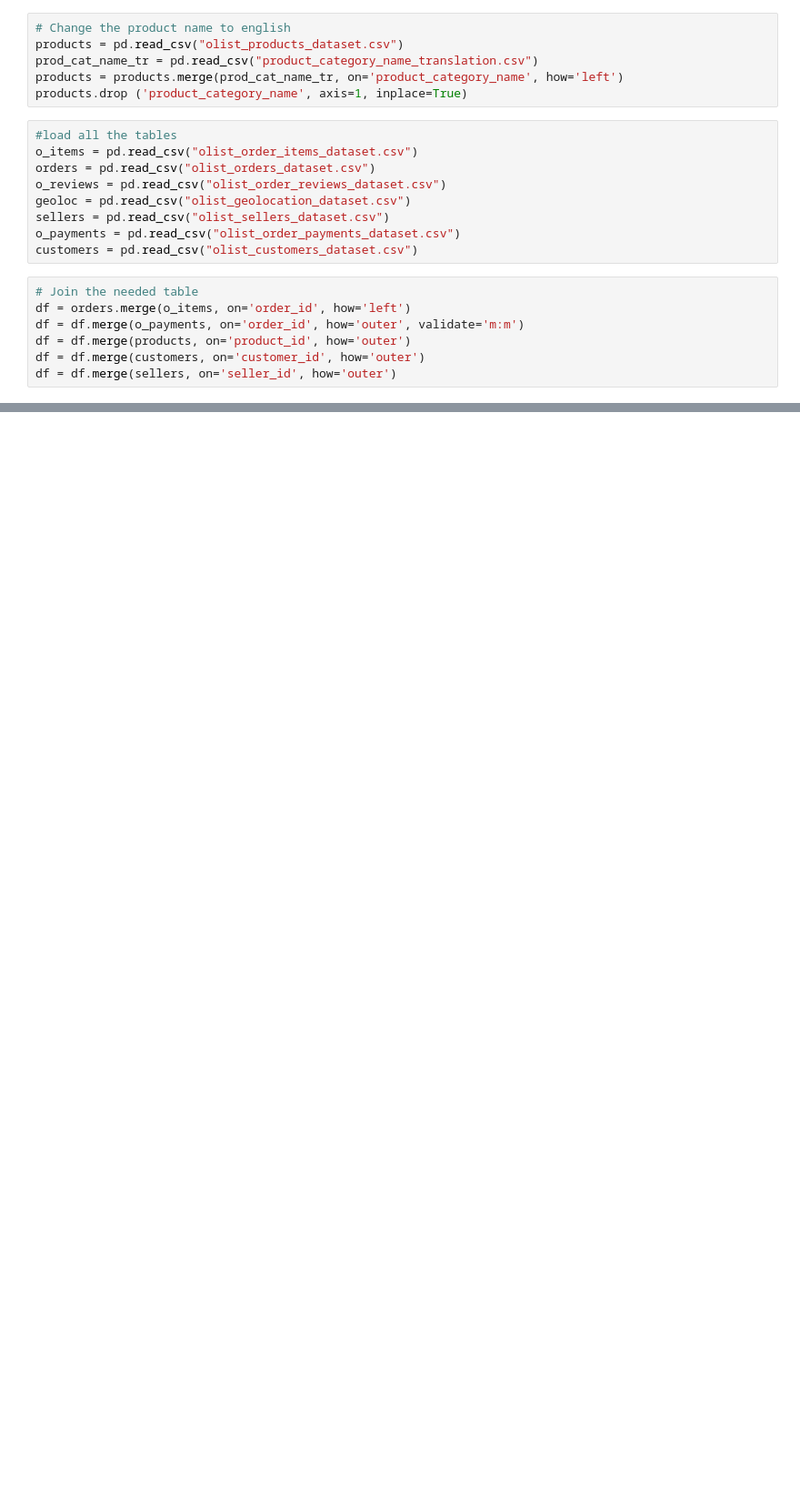
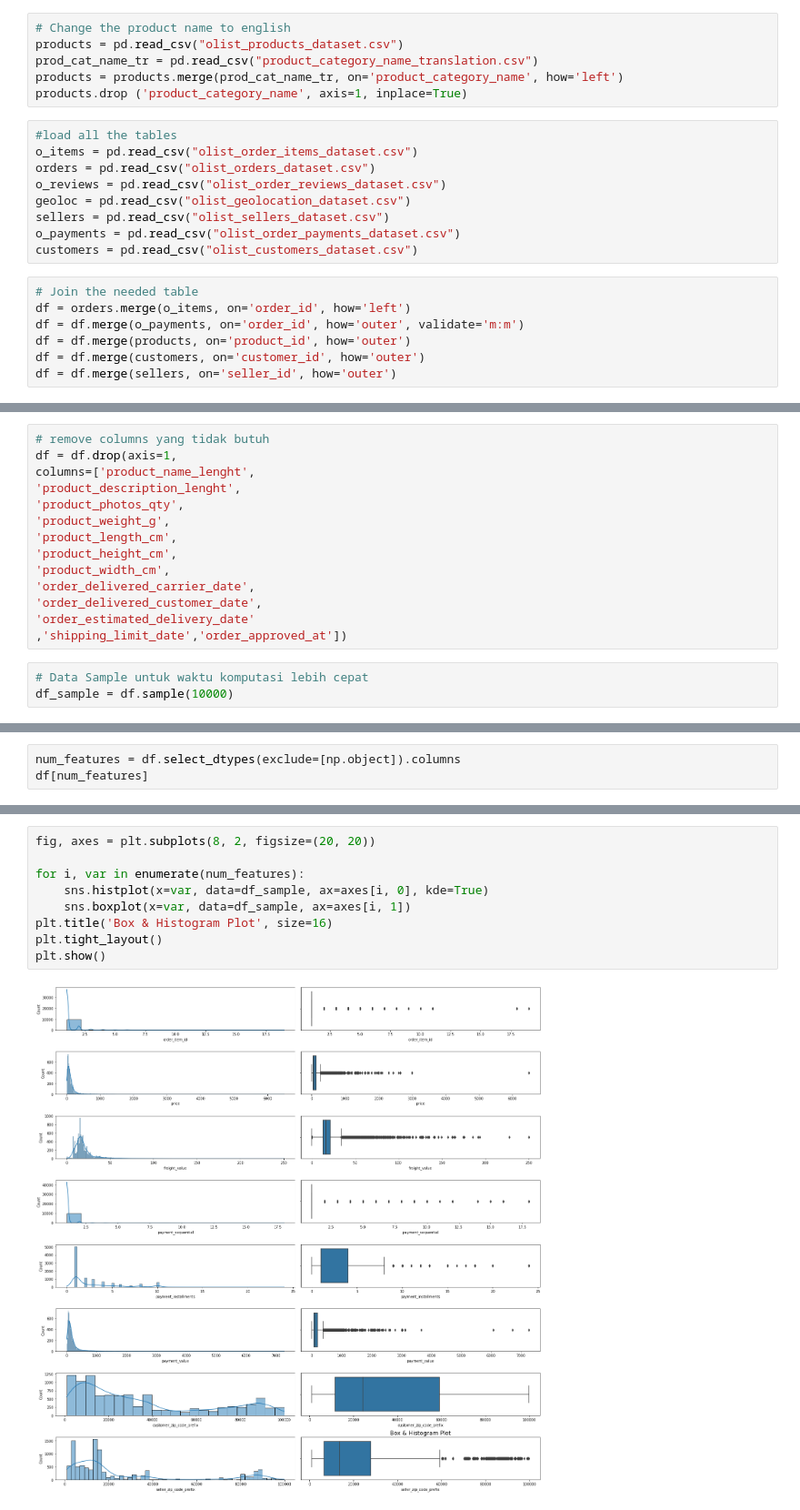
Before and after one commit to Faroja/Final-Project-Sementara, a Jupyter notebook: Finpro.ipynb, the cells around one changed output, grey strips where cells are left out. Shown: that part at 91% size. Cells and saved outputs as stored; diff of their text form; blank space fills up the shorter version.

```diff
--- a/Finpro.ipynb
+++ b/Finpro.ipynb
@@ -72,0 +57,17 @@ df
+# %%
+# remove columns yang tidak butuh
+df = df.drop(axis=1,
+columns=['product_name_lenght',
+'product_description_lenght',
+'product_photos_qty',
+'product_weight_g',
+'product_length_cm',
+'product_height_cm',
+'product_width_cm',
+'order_delivered_carrier_date',
+'order_delivered_customer_date',
+'order_estimated_delivery_date'
+,'shipping_limit_date','order_approved_at'])
+# %%
+# Data Sample untuk waktu komputasi lebih cepat
+df_sample = df.sample(10000)
@@ -72,0 +78,3 @@ df
+# %%
+num_features = df.select_dtypes(exclude=[np.object]).columns
+df[num_features]
@@ -72,0 +97,11 @@ df
+# %%
+fig, axes = plt.subplots(8, 2, figsize=(20, 20))
+
+for i, var in enumerate(num_features):
+    sns.histplot(x=var, data=df_sample, ax=axes[i, 0], kde=True)
+    sns.boxplot(x=var, data=df_sample, ax=axes[i, 1])
+plt.title('Box & Histogram Plot', size=16)
+plt.tight_layout()
+plt.show()
+# %% [output]
+[figure, added]
```
Also changed, not shown: parts of 18 cells of this notebook.
